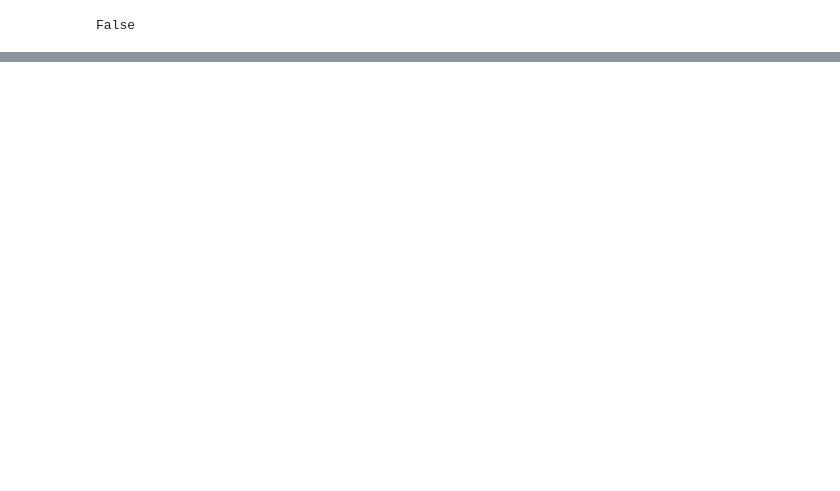
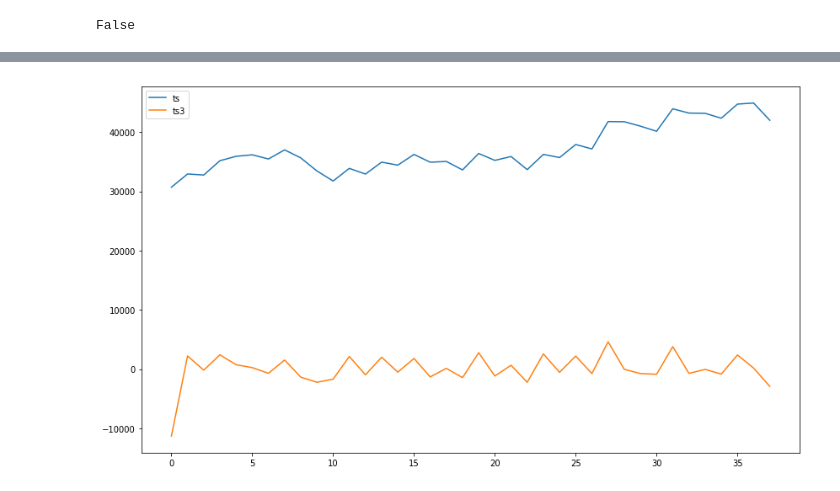
Before and after one commit to ropinotex/forecasting, a Jupyter notebook: Forecasting.ipynb, the cells around one changed output, grey strips where cells are left out. Cells and saved outputs as stored; diff of their text form; code cells hidden in the pictures; blank space fills up the shorter version.

```diff
--- a/Forecasting.ipynb
+++ b/Forecasting.ipynb
@@ -434,0 +481,8 @@ False
+# %%
+ts2 = ts[-1:]+ts[:-1]
+# %%
+ts3 = [x-y for x, y in zip(ts, ts2)]
+# %%
+f.plot(ts=ts, ts3=ts3)
+# %% [output]
+[figure, added]
```
Also changed, not shown: parts of 29 cells of this notebook, 1 other file.
